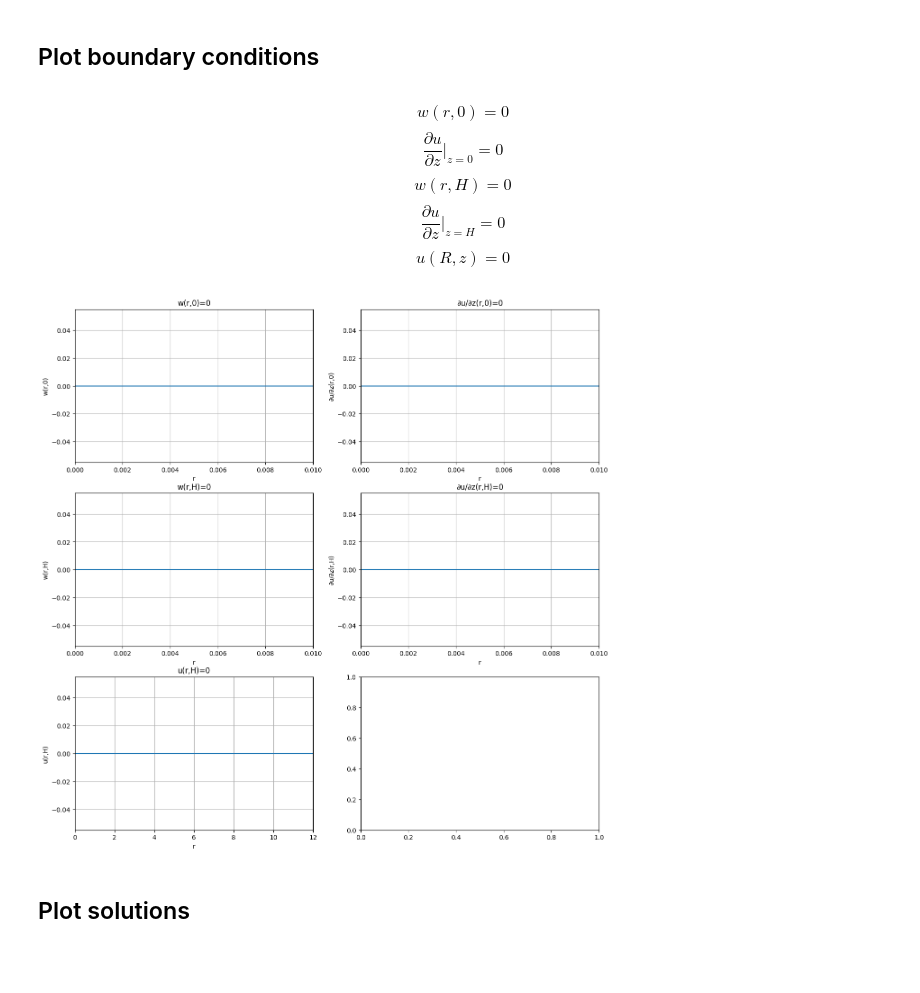
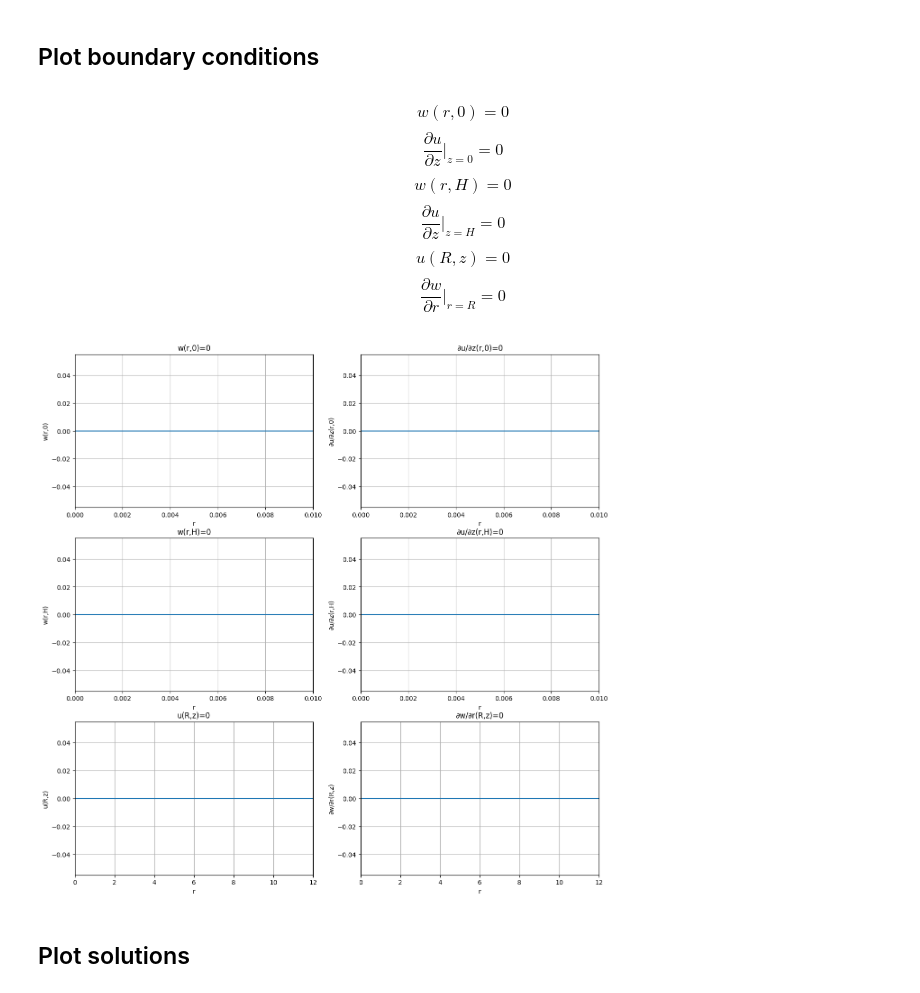
Before and after one commit to vvshich/diploma, a Jupyter notebook: analys.ipynb, the cells around one changed output. Saved outputs shown, nothing was run; the diff lists cells and outputs as text; code cells hidden in the pictures; blank space fills up the shorter version.

```diff
--- a/analys.ipynb
+++ b/analys.ipynb
@@ -16,10 +16,10 @@ R = 0.01
 z = np.linspace(0, H, 80)
 r = np.linspace(0, R, 80)
 
-max_k = 50
-max_n = 50
+max_k = 45
+max_n = 45
 # %%
-T_nk_array = np.load("T_nk_array_steel_h12_r0.01.npy")
+T_nk_array = np.load(f"T_nk_array_steel_h{H}_r{R}.npy")
 T_nk_array
 # %% [output]
 array([[ 1.10277362e-04,  5.66276451e-05, -3.34170426e-05, ...,
@@ -216,6 +223,13 @@ def partial_w_z(r, z):
         for n in range(1, max_n + 1):
             sum_w_z += j0(beta_k[k-1] * r) / j0(beta_k[k-1] * R)**2 * (lambdan[n-1]**2 / (beta_k[k-1]**2 + lambdan[n-1]**2)) * np.cos(lambdan[n-1] * z) * T_nk_array[n-1, k-1]
     return (-8 * mu_0 * alpha) / (H * R**2) * sum_w_z
+# %%
+def partial_w_r(r, z):
+    sum_w_z = 0.0
+    for k in range(1, max_k + 1):
+        for n in range(1, max_n + 1):
+            sum_w_z += j1(beta_k[k-1] * r) / j0(beta_k[k-1] * R)**2 * (lambdan[n-1]**2 / (beta_k[k-1]**2 + lambdan[n-1]**2)) * np.cos(lambdan[n-1] * z) * T_nk_array[n-1, k-1]
+    return (8 * mu_0 * alpha) / (H * R**2) * sum_w_z
 # %% [markdown]
 ### Voltages $\Theta(r, z),\  \sigma_r(r, z),\  \sigma_z(r, z)$
 # %%
@@ -255,18 +263,20 @@ $$\frac{\partial u}{\partial z}|_{z=0}=0$$
 $$w(r, H)=0$$
 $$\frac{\partial u}{\partial z}|_{z=H}=0$$
 $$u(R, z)=0$$
+$$\frac{\partial w}{\partial r}|_{r=R}=0$$
 # %%
 figure, axis = plt.subplots(3, 2)
 figure.set_figheight(15)
 figure.set_figwidth(15)
 
 plot2d(r, w(r, 0), R, "r", "w(r,0)", "w(r,0)=0", axis[0, 0])
 plot2d(r, partial_u_z(r, 0), R, "r", "∂u/∂z(r,0)", "∂u/∂z(r,0)=0", axis[0, 1])
 plot2d(r, np.round(w(r, H), 9), R, "r", "w(r,H)", "w(r,H)=0", axis[1, 0])
 plot2d(r, np.round(partial_u_z(r, H), 9), R, "r", "∂u/∂z(r,H)", "∂u/∂z(r,H)=0", axis[1, 1])
-plot2d(z, np.round(u(R, z), 9), H, "r", "u(r,H)", "u(r,H)=0", axis[2, 0])
+plot2d(z, np.round(u(R, z), 9), H, "r", "u(R,z)", "u(R,z)=0", axis[2, 0])
+plot2d(z, np.round(partial_w_r(R, z), 9), H, "r", "∂w/∂r(R,z)", "∂w/∂r(R,z)=0", axis[2, 1])
 # %% [output]
-[figure, old version]
+[figure, new version]
 # %% [markdown]
 ## Plot solutions
 # %%
```
Also changed, not shown: parts of 23 cells of this notebook.
